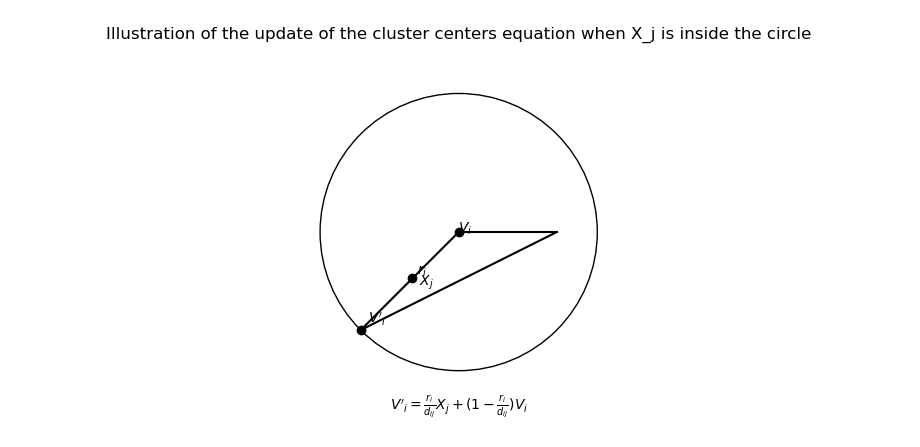
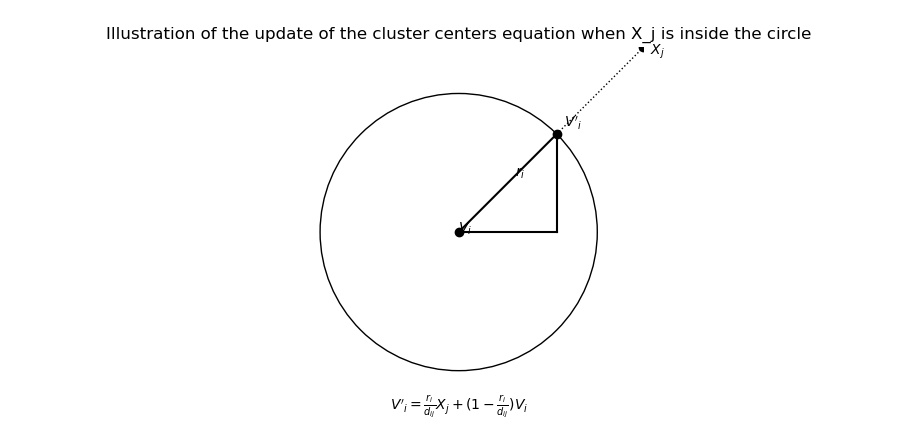
Before and after one commit to davidgonmar/ring-clustering, a Jupyter notebook: extra/circle.ipynb, the cells around one changed output. Saved outputs shown, nothing was run; the diff lists cells and outputs as text; code cells hidden in the pictures.

```diff
--- a/extra/circle.ipynb
+++ b/extra/circle.ipynb
@@ -10,7 +10,7 @@ angle_rad = np.radians(angle_deg)
 # Calculate points
 V_i = np.array([0, 0])
 A = np.array([radius * np.cos(angle_rad), 0])
-X_j = np.array([-1, -1])
+X_j = np.array([4, 4])
 r_d_ratio = radius / np.linalg.norm(X_j - V_i)
 V_prime_i = r_d_ratio * X_j + (1 - r_d_ratio) * V_i
 
@@ -30,31 +30,31 @@ ax.plot([V_prime_i[0], X_j[0]], [V_prime_i[1], X_j[1]], 'k:', linewidth=1)
 # Draw points
 ax.plot(V_i[0], V_i[1], 'ko')
 ax.plot(V_prime_i[0], V_prime_i[1], 'ko')
 ax.plot(X_j[0], X_j[1], 'ko')
 
 # Annotate points
 ax.annotate(r'$V_i$', xy=V_i, xytext=(-0.5, -0.5), textcoords='offset points')
 ax.annotate(r"$V'_i$", xy=V_prime_i, xytext=(5, 5), textcoords='offset points')
 ax.annotate(r'$X_j$', xy=X_j, xytext=(5, -5), textcoords='offset points')
 
 # Label the hypotenuse
 mid_point = (V_i + V_prime_i) / 2
 ax.annotate(r'$r_i$', xy=mid_point, xytext=(5, 5), textcoords='offset points')
 
 # Explanation below the circle
 ax.annotate(r"$V'_i = \frac{r_i}{d_{ij}}X_j + (1 - \frac{r_i}{d_{ij}})V_i$",
             xy=(0, -radius - 0.5), xycoords='data', ha='center', va='top')
 
 # Set limits and aspect ratio
 ax.set_xlim(-radius-1, radius+1)
 ax.set_ylim(-radius-1, radius+1)
 ax.set_aspect('equal')
 
 # Remove axes
 ax.axis('off')
 
 # Show plot
 plt.title('Illustration of the update of the cluster centers equation when X_j is inside the circle')
 plt.show()
 # %% [output]
-[figure, old version]
+[figure, new version]
```
Also changed, not shown: 3 other files.
